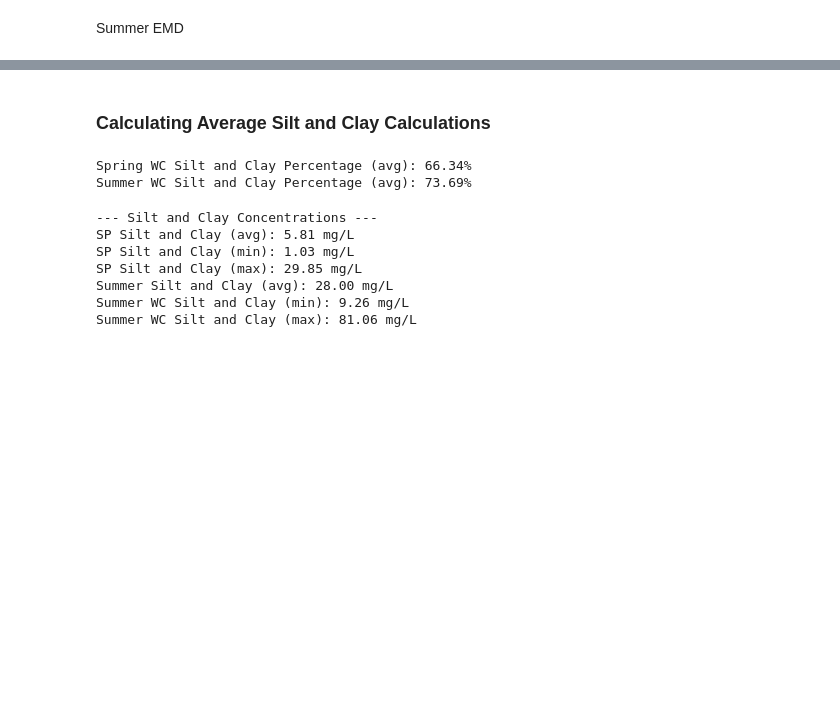
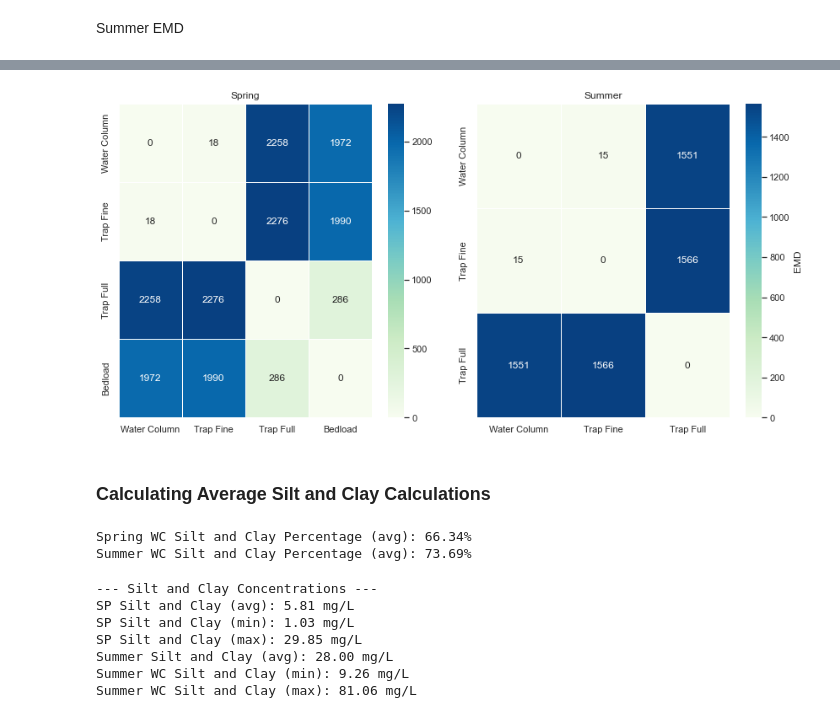
Before and after one commit to nicole-hucke/sediment_trap_paper, a Jupyter notebook: data_analysis/GSD_trap_vs_WC_analysis/GSD_plots_paper.ipynb, the cells around one changed output, grey strips where cells are left out. Saved outputs shown, nothing was run; the diff lists cells and outputs as text; code cells hidden in the pictures; blank space fills up the shorter version.

```diff
--- a/data_analysis/GSD_trap_vs_WC_analysis/GSD_plots_paper.ipynb
+++ b/data_analysis/GSD_trap_vs_WC_analysis/GSD_plots_paper.ipynb
@@ -832,3 +718,44 @@ Trap Full        1550.6368  1565.5466     0.0000
+# %%
+import matplotlib.pyplot as plt
+import seaborn as sns
+
+# Create figure with two subplots (not sharing axes)
+fig, axes = plt.subplots(1, 2, figsize=(12, 6))
+
+# --- Spring heatmap (4x4) ---
+sns.heatmap(
+    emd_spring,
+    annot=True,
+    fmt=".0f",
+    cmap="GnBu",
+    linewidths=.5,
+    linecolor='white',
+    ax=axes[0]
+)
+axes[0].set_title("Spring", fontsize=12)
+
+# --- Summer heatmap (3x3) ---
+sns.heatmap(
+    emd_summer,
+    annot=True,
+    fmt=".0f",
+    cmap="GnBu",
+    linewidths=.5,
+    linecolor='white',
+    cbar_kws={'label': 'EMD'},
+    ax=axes[1]
+)
+axes[1].set_title("Summer", fontsize=12)
+
+# Adjust spacing so labels don’t overlap
+plt.tight_layout(w_pad=2)
+
+# Save combined figure
+plt.savefig('plots/full_trap/emd_heatmap_spring_summer_subplot.png', dpi=300, bbox_inches='tight')
+
+plt.show()
+# %% [output]
+[figure, added]
 # %% [markdown]
 ### Calculating Average Silt and Clay Calculations
 # %%
```
Also changed, not shown: parts of 6 cells of this notebook, 6 other files.
